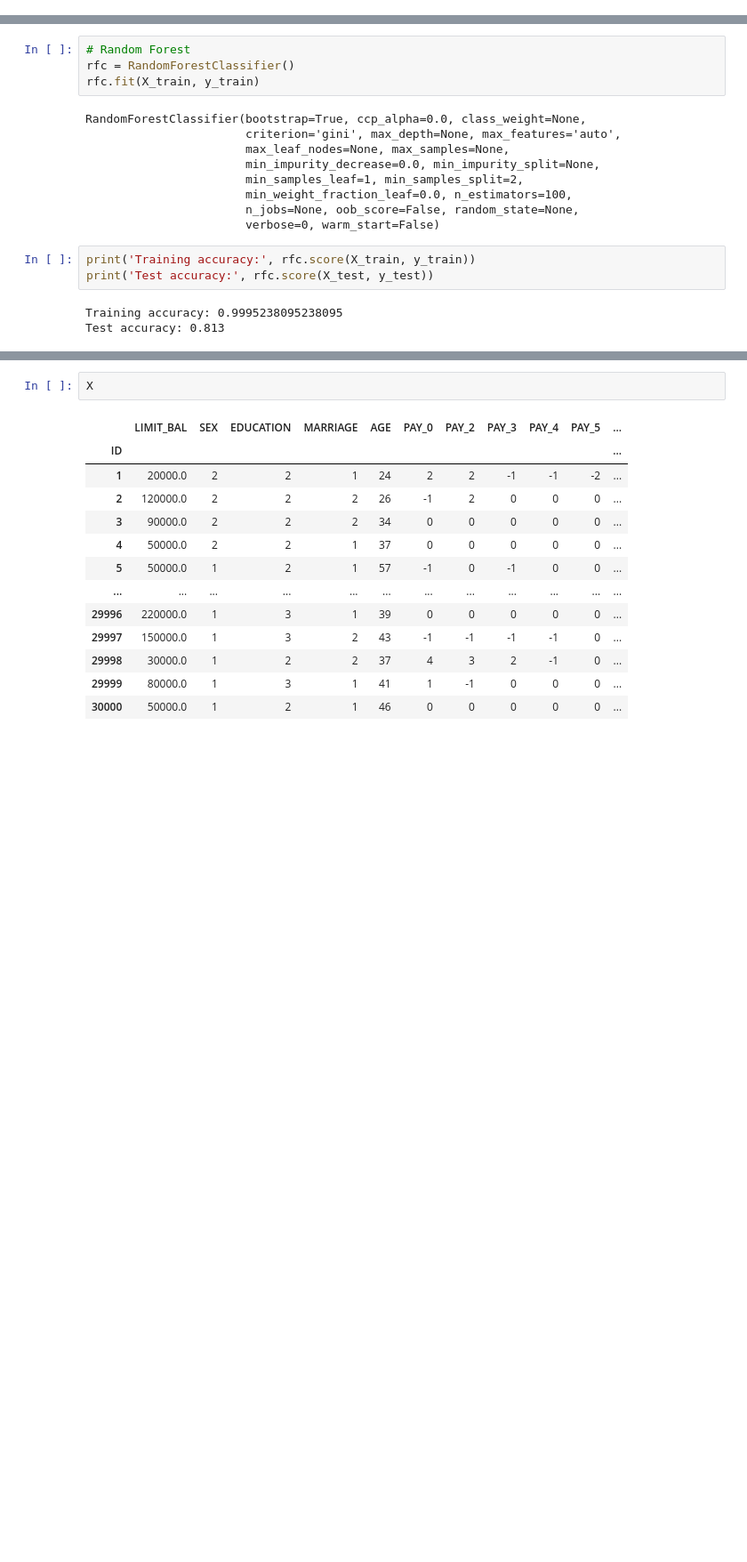
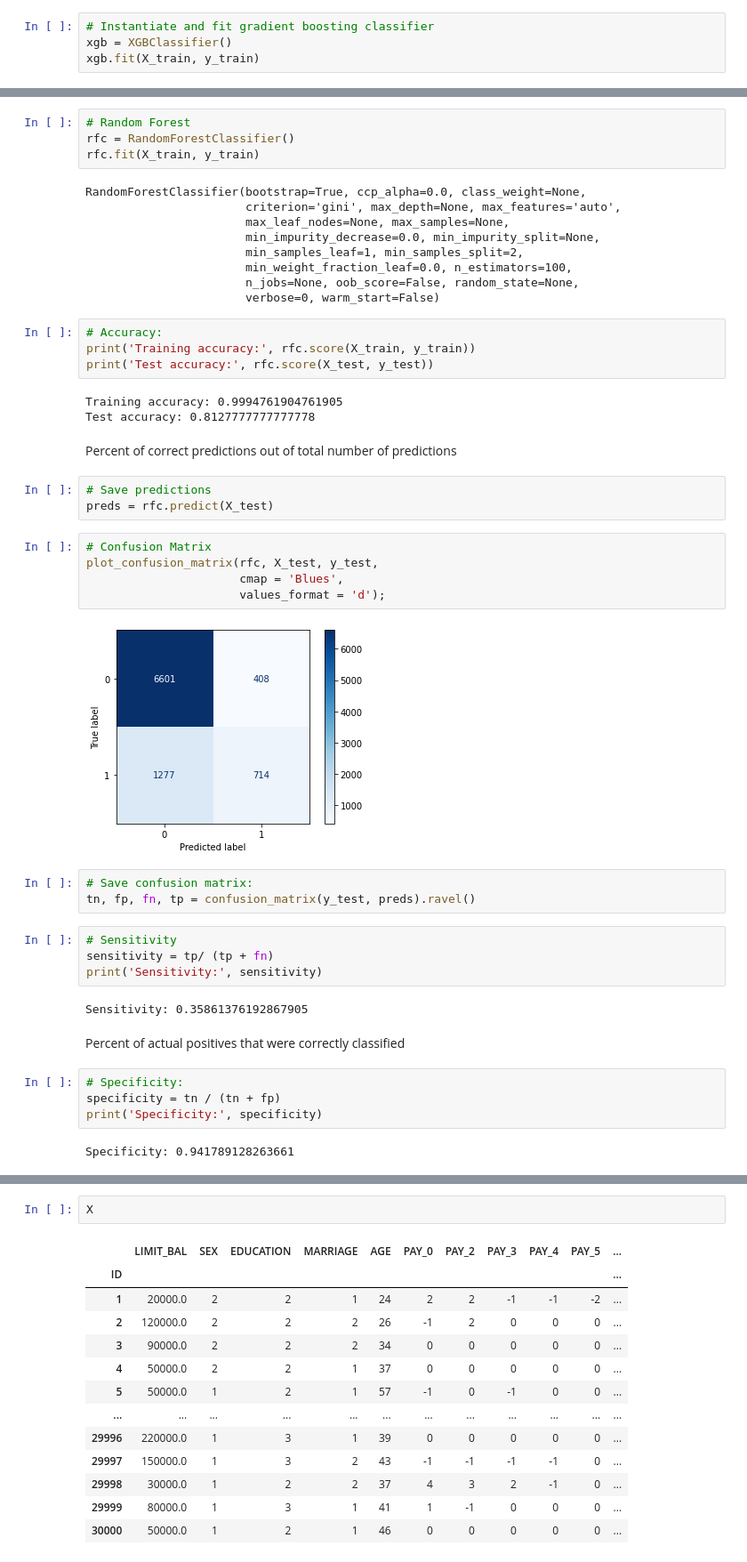
Before and after one commit to nikitha-ramchander/Credit-Card-Client, a Jupyter notebook: CreditCardProject.ipynb, the cells around one changed output, grey strips where cells are left out. Shown at 89% size. Saved outputs shown, nothing was run; the diff lists cells and outputs as text; blank space fills up the shorter version.

```diff
--- a/CreditCardProject.ipynb
+++ b/CreditCardProject.ipynb
@@ -273,0 +288,4 @@ X_train, X_test, y_train, y_test = train_test_split(X,
+# %%
+# Instantiate and fit gradient boosting classifier
+xgb = XGBClassifier()
+xgb.fit(X_train, y_train)
@@ -374,8 +387,38 @@ RandomForestClassifier(bootstrap=True, ccp_alpha=0.0, class_weight=None,
                        n_jobs=None, oob_score=False, random_state=None,
                        verbose=0, warm_start=False)
 # %%
+# Accuracy:
 print('Training accuracy:', rfc.score(X_train, y_train))
 print('Test accuracy:', rfc.score(X_test, y_test))
 # %% [output]
-Training accuracy: 0.9995238095238095
-Test accuracy: 0.813
+Training accuracy: 0.9994761904761905
+Test accuracy: 0.8127777777777778
+# %% [markdown]
+Percent of correct predictions out of total number of predictions
+# %%
+# Save predictions
+preds = rfc.predict(X_test)
+# %%
+# Confusion Matrix
+plot_confusion_matrix(rfc, X_test, y_test,
+                      cmap = 'Blues',
+                      values_format = 'd');
+# %% [output]
+[figure, added]
+# %%
+# Save confusion matrix:
+tn, fp, fn, tp = confusion_matrix(y_test, preds).ravel()
+# %%
+# Sensitivity
+sensitivity = tp/ (tp + fn)
+print('Sensitivity:', sensitivity)
+# %% [output]
+Sensitivity: 0.35861376192867905
+# %% [markdown]
+Percent of actual positives that were correctly classified
+# %%
+# Specificity:
+specificity = tn / (tn + fp)
+print('Specificity:', specificity)
+# %% [output]
+Specificity: 0.941789128263661
```
Also changed, not shown: parts of 34 cells of this notebook.
